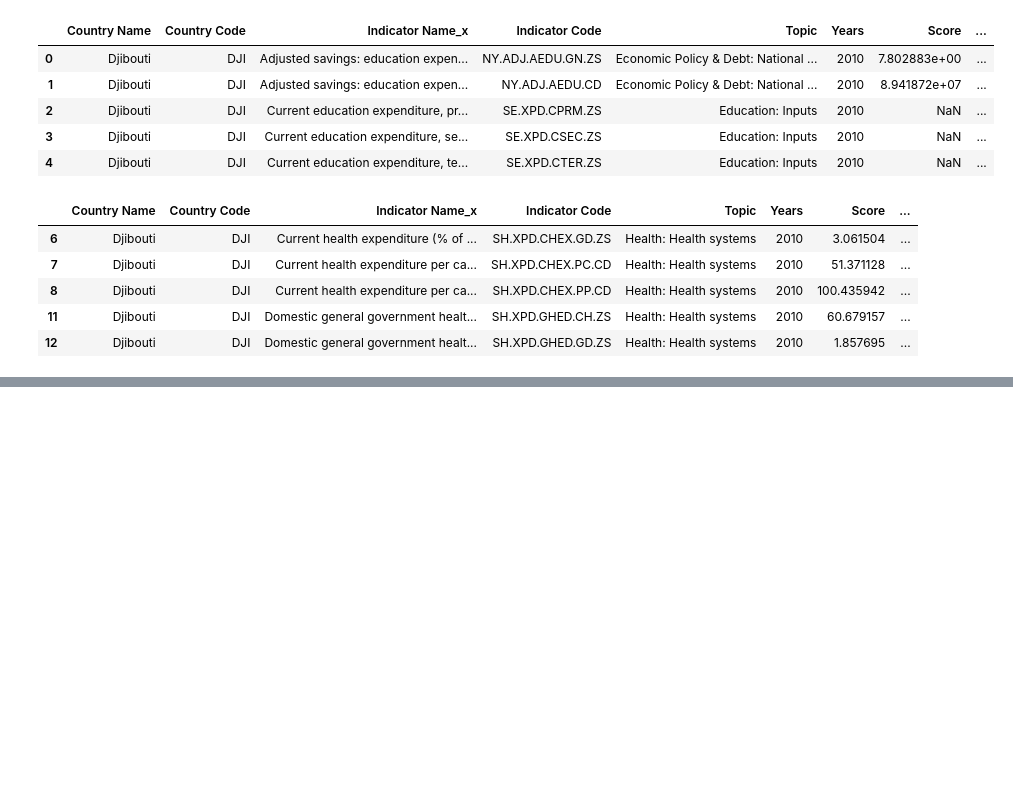
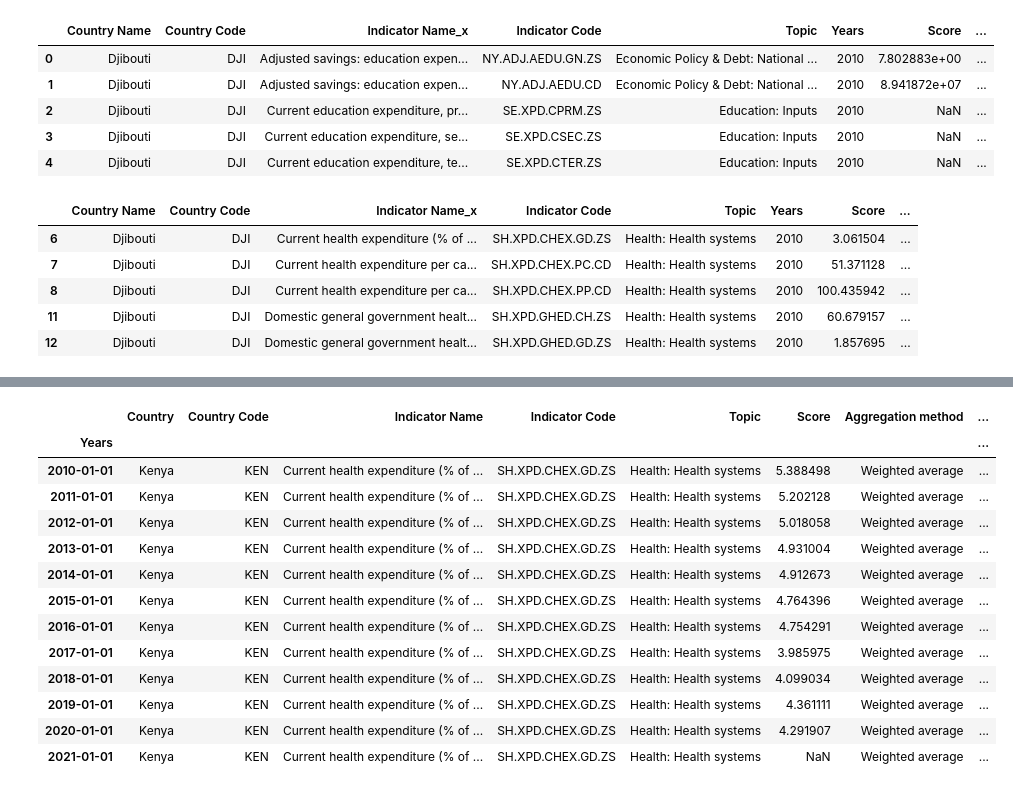
Before and after one commit to AdnanK1/east-african-dvlp-indicators, a Jupyter notebook: index.ipynb, the cells around one changed output, grey strips where cells are left out. Drawn from its saved outputs; the diff is of its cells as text; code cells hidden in the pictures; blank space fills up the shorter version.

Commit message:
Created a function for dividing the indicators into their own df

```diff
--- a/index.ipynb
+++ b/index.ipynb
@@ -135,3 +135,10 @@ health_df.head()
 | 2010-01-01 | Djibouti | DJI | Current health expenditure per ca... | SH.XPD.CHEX.PP.CD | Health: Health systems | 100.435942 | Weighted average |
 | 2010-01-01 | Djibouti | DJI | Domestic general government healt... | SH.XPD.GHED.CH.ZS | Health: Health systems | 60.679157 | Weighted average |
 | 2010-01-01 | Djibouti | DJI | Domestic general government healt... | SH.XPD.GHED.GD.ZS | Health: Health systems | 1.857695 | Weighted average |
+# %%
+# Renaming columns
+health_df.rename(columns={
+    'Country Name': 'Country',
+    'Indicator Name_x': 'Indicator Name'
+}, inplace=True)
+health_df.head()
@@ -137,0 +153,39 @@ health_df.head()
+# %%
+def create_dfs(df):
+    indicators = [i for i in df['Indicator Name'].unique()]
+    dfs = {}
+    for i in indicators:
+        dfs[i] = df[df['Indicator Name'] == i]
+    return dfs
+
+def create_country_dfs(df):
+    countries = [country for country in df['Country'].unique()]
+    indicator_dfs = create_dfs(df)
+    country_dfs = {}
+
+    for c in countries:
+        country_dfs[c] = {}
+        for indicator, indicator_df in indicator_dfs.items():
+            country_df = indicator_df[indicator_df['Country'] == c]
+            country_df['Percentage Change'] = country_df['Score'].pct_change() * 100
+            country_dfs[c][indicator] = country_df
+
+    return country_dfs
+# %%
+countries = create_country_dfs(health_df)
+countries['Kenya']['Current health expenditure (% of GDP)']
+# %% [output]
+|  | Country | Country Code | Indicator Name | Indicator Code | Topic | Score | Aggregation method | ... |
+| Years |  |  |  |  |  |  |  | ... |
+| 2010-01-01 | Kenya | KEN | Current health expenditure (% of ... | SH.XPD.CHEX.GD.ZS | Health: Health systems | 5.388498 | Weighted average | ... |
+| 2011-01-01 | Kenya | KEN | Current health expenditure (% of ... | SH.XPD.CHEX.GD.ZS | Health: Health systems | 5.202128 | Weighted average | ... |
+| 2012-01-01 | Kenya | KEN | Current health expenditure (% of ... | SH.XPD.CHEX.GD.ZS | Health: Health systems | 5.018058 | Weighted average | ... |
+| 2013-01-01 | Kenya | KEN | Current health expenditure (% of ... | SH.XPD.CHEX.GD.ZS | Health: Health systems | 4.931004 | Weighted average | ... |
+| 2014-01-01 | Kenya | KEN | Current health expenditure (% of ... | SH.XPD.CHEX.GD.ZS | Health: Health systems | 4.912673 | Weighted average | ... |
+| 2015-01-01 | Kenya | KEN | Current health expenditure (% of ... | SH.XPD.CHEX.GD.ZS | Health: Health systems | 4.764396 | Weighted average | ... |
+| 2016-01-01 | Kenya | KEN | Current health expenditure (% of ... | SH.XPD.CHEX.GD.ZS | Health: Health systems | 4.754291 | Weighted average | ... |
+| 2017-01-01 | Kenya | KEN | Current health expenditure (% of ... | SH.XPD.CHEX.GD.ZS | Health: Health systems | 3.985975 | Weighted average | ... |
+| 2018-01-01 | Kenya | KEN | Current health expenditure (% of ... | SH.XPD.CHEX.GD.ZS | Health: Health systems | 4.099034 | Weighted average | ... |
+| 2019-01-01 | Kenya | KEN | Current health expenditure (% of ... | SH.XPD.CHEX.GD.ZS | Health: Health systems | 4.361111 | Weighted average | ... |
+| 2020-01-01 | Kenya | KEN | Current health expenditure (% of ... | SH.XPD.CHEX.GD.ZS | Health: Health systems | 4.291907 | Weighted average | ... |
+| 2021-01-01 | Kenya | KEN | Current health expenditure (% of ... | SH.XPD.CHEX.GD.ZS | Health: Health systems | NaN | Weighted average | ... |
```
Also changed, not shown: parts of 1 cell of this notebook.
